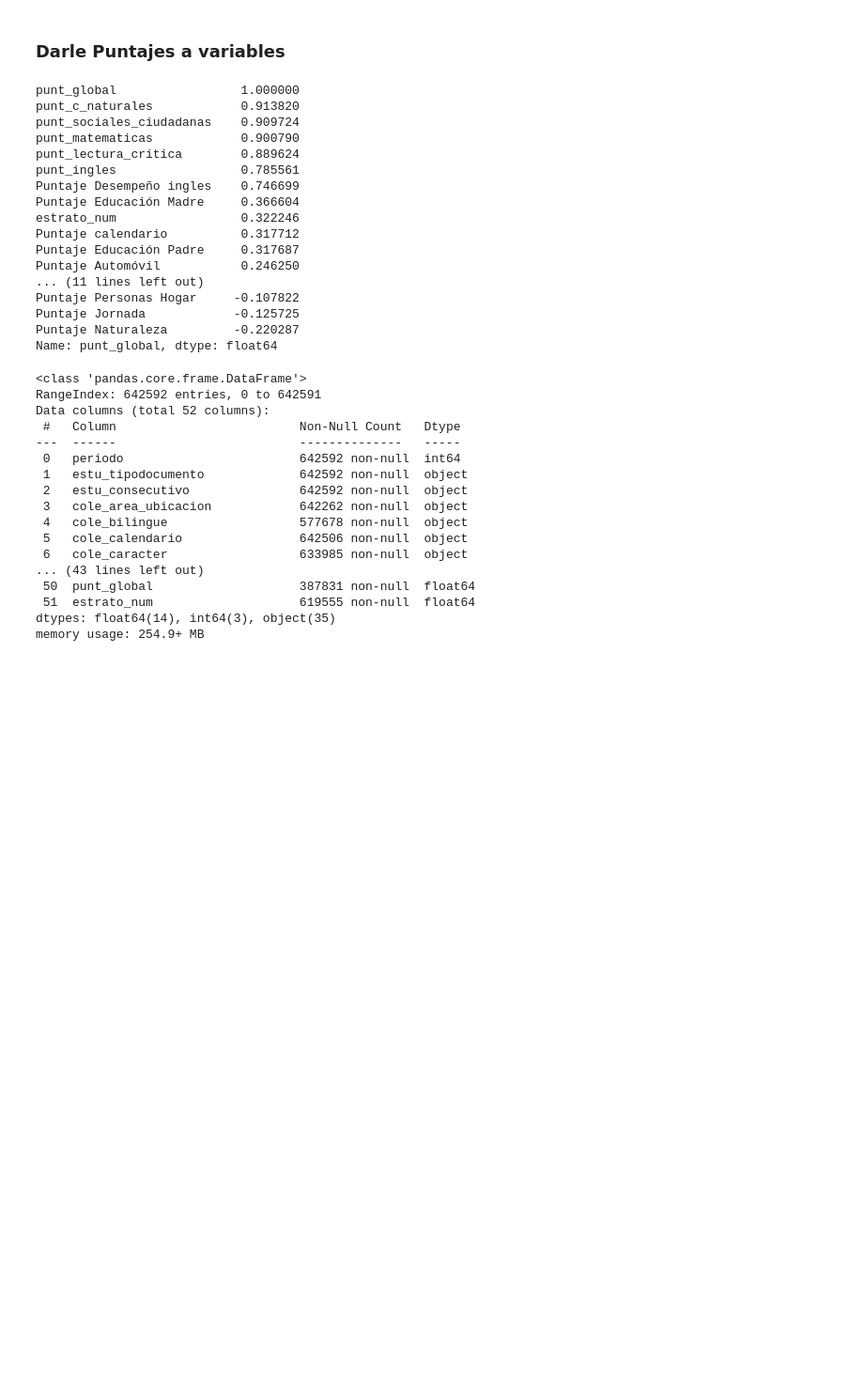
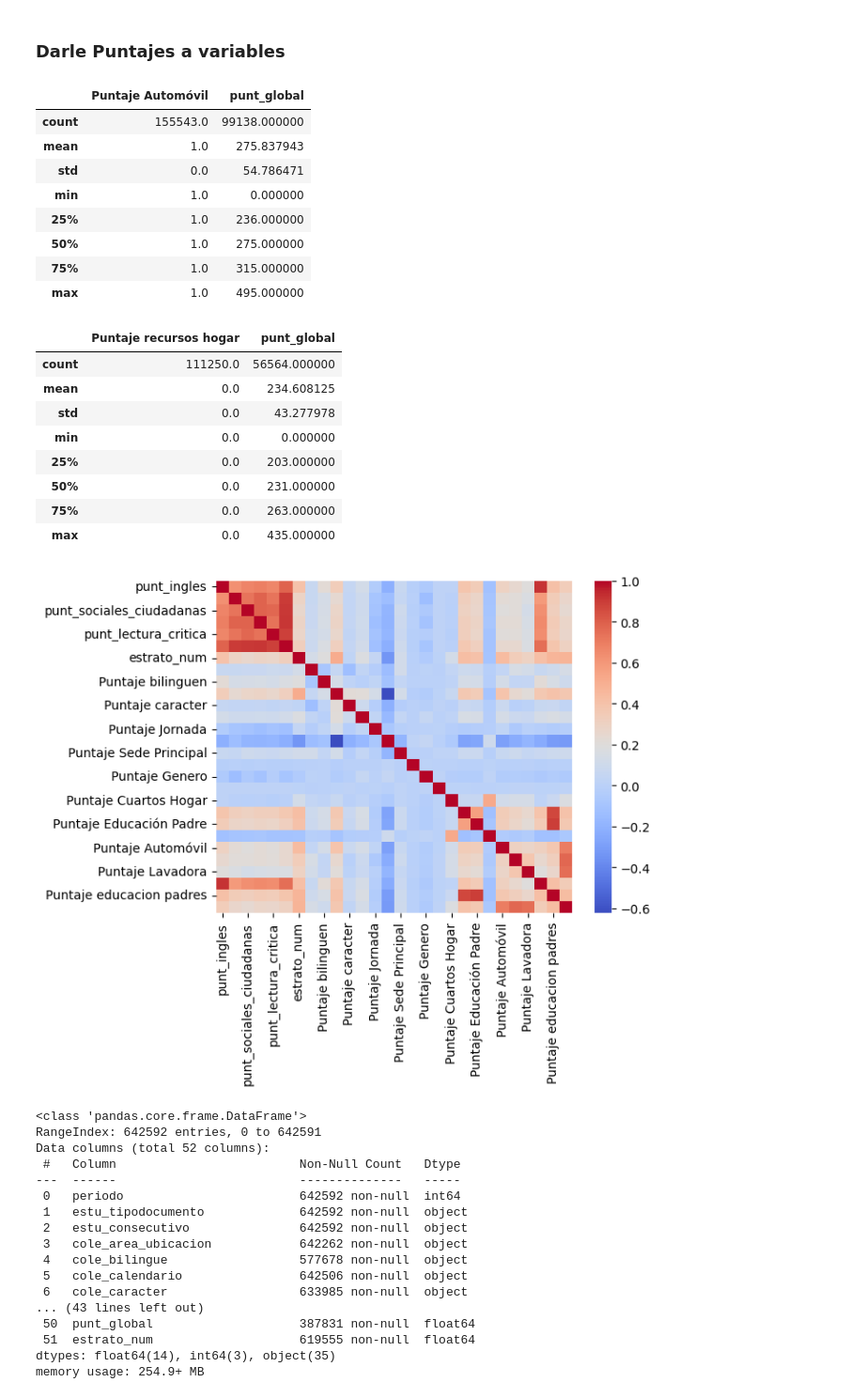
Before and after one commit to juancamilogoomezz/Proyecto-1, a Jupyter notebook: Notebook Consultas 2 Variables.ipynb, the cells around one changed output. Shown at 94% size. Drawn from its saved outputs; the diff is of its cells as text; code cells hidden in the pictures; blank space fills up the shorter version.

```diff
--- a/Notebook Consultas 2 Variables.ipynb
+++ b/Notebook Consultas 2 Variables.ipynb
@@ -141,25 +156,55 @@ puntajess.head()
 
 
 puntajess.corr(numeric_only=True)
+
+"""
+sns.heatmap(puntajess.corr(numeric_only=True), cmap="coolwarm")
 puntajess.corr(numeric_only=True)["punt_global"].sort_values(ascending=False)
+
+"""
+
+puntajess[puntajess["Puntaje Automóvil"]==1][["Puntaje Automóvil","punt_global"]].describe()
 # %% [output]
-punt_global                 1.000000
-punt_c_naturales            0.913820
-punt_sociales_ciudadanas    0.909724
-punt_matematicas            0.900790
-punt_lectura_critica        0.889624
-punt_ingles                 0.785561
-Puntaje Desempeño ingles    0.746699
-Puntaje Educación Madre     0.366604
-estrato_num                 0.322246
-Puntaje calendario          0.317712
-Puntaje Educación Padre     0.317687
-Puntaje Automóvil           0.246250
-... (11 lines left out)
-Puntaje Personas Hogar     -0.107822
-Puntaje Jornada            -0.125725
-Puntaje Naturaleza         -0.220287
-Name: punt_global, dtype: float64
+|  | Puntaje Automóvil | punt_global |
+| count | 155543.0 | 99138.000000 |
+| mean | 1.0 | 275.837943 |
+| std | 0.0 | 54.786471 |
+| min | 1.0 | 0.000000 |
+| 25% | 1.0 | 236.000000 |
+| 50% | 1.0 | 275.000000 |
+| 75% | 1.0 | 315.000000 |
+| max | 1.0 | 495.000000 |
+# %%
+combinado= puntajess.copy()
+
+combinado["Puntaje educacion padres"] = combinado["Puntaje Educación Padre"]+combinado["Puntaje Educación Madre"]
+combinado["Puntaje recursos hogar"] = combinado["Puntaje Automóvil"]+combinado["Puntaje Computador"]+combinado["Puntaje Lavadora"]
+#puntajes["Puntaje jornada y caracter"] = puntajes["Puntaje Jornada"]+puntajes["Puntaje caracter"]
+#puntajes["Puntaje area y naturaleza"] = puntajes["Puntaje area ubicacion"]+puntajes["Puntaje Naturaleza"]
+
+
+combinado.corr(numeric_only=True)
+
+sns.heatmap(combinado.corr(numeric_only=True), cmap="coolwarm")
+combinado.corr(numeric_only=True)["punt_global"].sort_values(ascending=False)
+
+
+
+combinado[combinado["Puntaje recursos hogar"]==0][["Puntaje recursos hogar","punt_global"]].describe()
+#combinado[combinado["Puntaje recursos hogar"]==1][["Puntaje recursos hogar","punt_global"]].describe()
+#combinado[combinado["Puntaje recursos hogar"]==2][["Puntaje recursos hogar","punt_global"]].describe()
+#combinado[combinado["Puntaje recursos hogar"]==3][["Puntaje recursos hogar","punt_global"]].describe()
+# %% [output]
+|  | Puntaje recursos hogar | punt_global |
+| count | 111250.0 | 56564.000000 |
+| mean | 0.0 | 234.608125 |
+| std | 0.0 | 43.277978 |
+| min | 0.0 | 0.000000 |
+| 25% | 0.0 | 203.000000 |
+| 50% | 0.0 | 231.000000 |
+| 75% | 0.0 | 263.000000 |
+| max | 0.0 | 435.000000 |
+[figure, added]
 # %%
 df.info()
 # %% [output]
```
Also changed, not shown: parts of 5 cells of this notebook.
